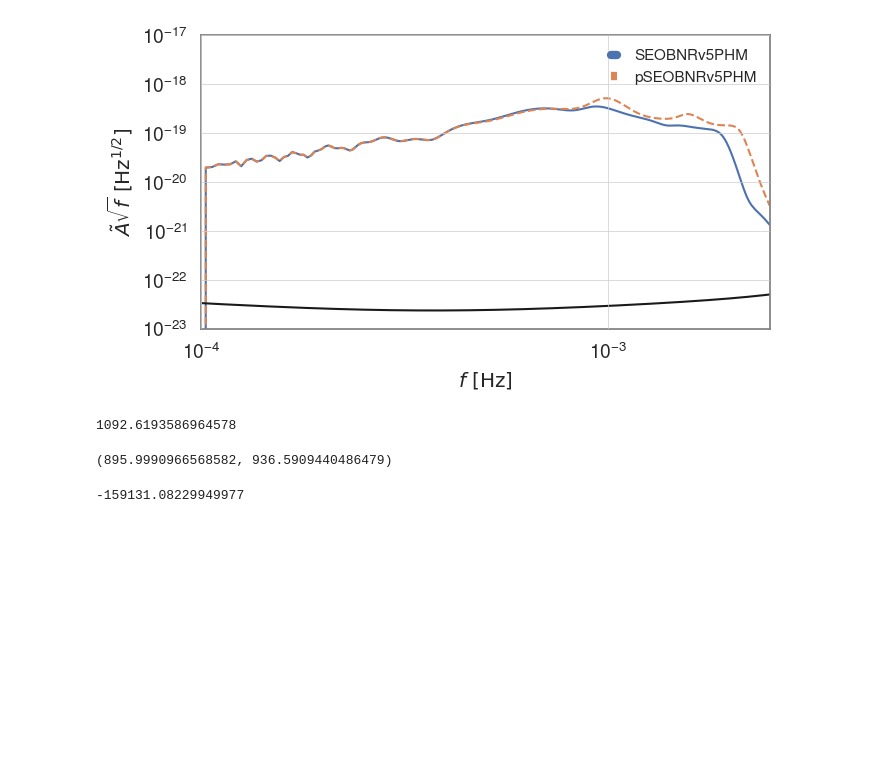
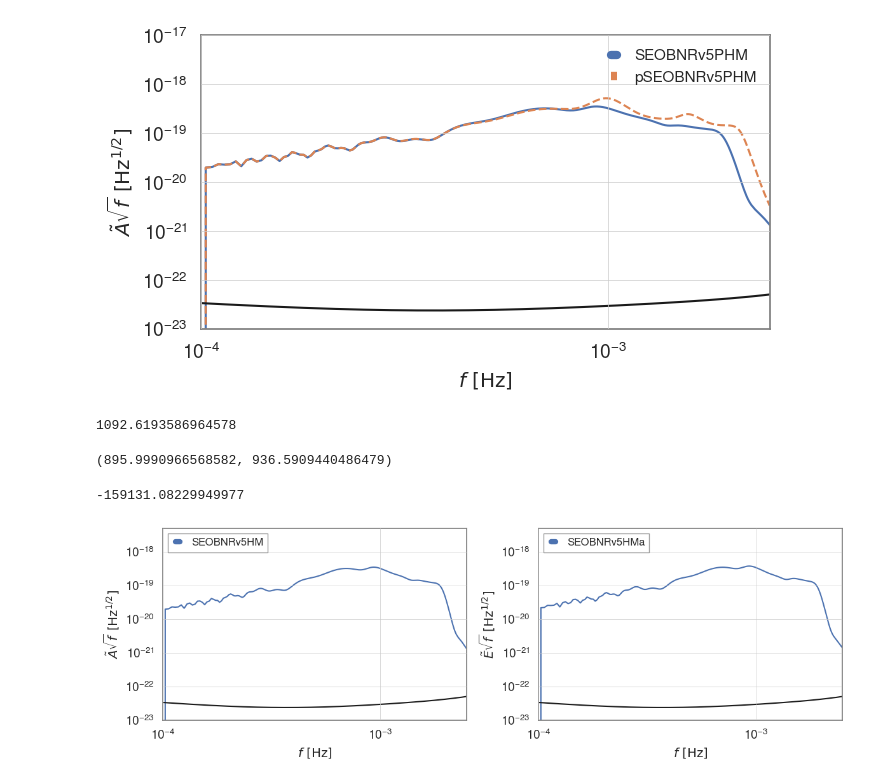
Before and after one commit to lorenzopompili00/bilby_lisa, a Jupyter notebook: debug/test_bilby_source.ipynb, the cells around one changed output. Saved outputs shown, nothing was run; the diff lists cells and outputs as text; code cells hidden in the pictures; blank space fills up the shorter version.

```diff
--- a/debug/test_bilby_source.ipynb
+++ b/debug/test_bilby_source.ipynb
@@ -396,3 +396,38 @@ analysis.template_snr(template)
 analysis.template_likelihood(template)
 # %% [output]
 -159131.08229949977
+# %%
+geocent_time_ssb, ra_ssb, dec_ssb, psi_ssb = LISA_to_SSB(0.0, np.pi/3, np.pi/3, np.pi/3)
+# %%
+dict_seob = lisa_binary_black_hole_TD(frequency_array, m1, m2, distance,
+                                       a_1, tilt_1, phi_12, a_2, tilt_2, phi_jl, theta_jn, phiRef,
+                                       ra_ssb, dec_ssb, psi_ssb, geocent_time_ssb,
+                                       waveform_approximant = "SEOBNRv5HM",
+                                       reference_frequency=f_ref, minimum_frequency=f_min, maximum_frequency = f_max
+                                       )
+# %%
+fig, (ax1, ax2) = plt.subplots(ncols=2, figsize = (12,4))
+
+ax1.loglog(frequency_array, np.sqrt(frequency_array) * np.abs(dict_seob["LISA_A"]), label = "SEOBNRv5HM")
+ax2.loglog(frequency_array, np.sqrt(frequency_array) * np.abs(dict_seob["LISA_E"]), label = "SEOBNRv5HMa")
+
+fn = np.logspace(-5, -1, 10000)
+
+Sn_char_strain = get_sensitivity(fn, sens_fn="A1TDISens", return_type="char_strain")
+ax1.loglog(fn, Sn_char_strain, c="k")
+
+Sn_char_strain = get_sensitivity(fn, sens_fn="E1TDISens", return_type="char_strain")
+ax2.loglog(fn, Sn_char_strain, c="k")
+
+for ax in (ax1,ax2):
+    ax.set_xlim(f_min, f_max)
+    ax.set_ylim(1e-23, 5e-18)
+    ax.set_xlabel(r"$f~[\rm{Hz}]$")
+    ax.legend(loc=2, fontsize=12)
+
+ax1.set_ylabel(r"$\tilde{A}\sqrt{f}~[\rm{Hz}^{1/2}]$")
+ax2.set_ylabel(r"$\tilde{E}\sqrt{f}~[\rm{Hz}^{1/2}]$")
+
+plt.tight_layout()
+# %% [output]
+[figure, added]
```
Also changed, not shown: parts of 5 cells of this notebook, 2 other files.
